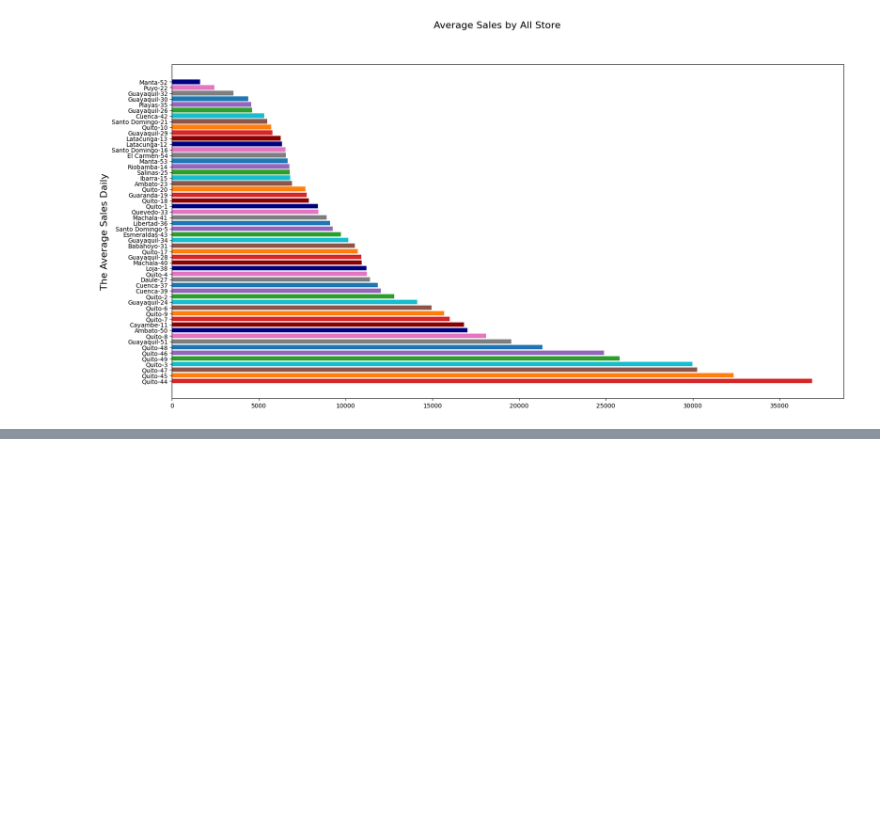
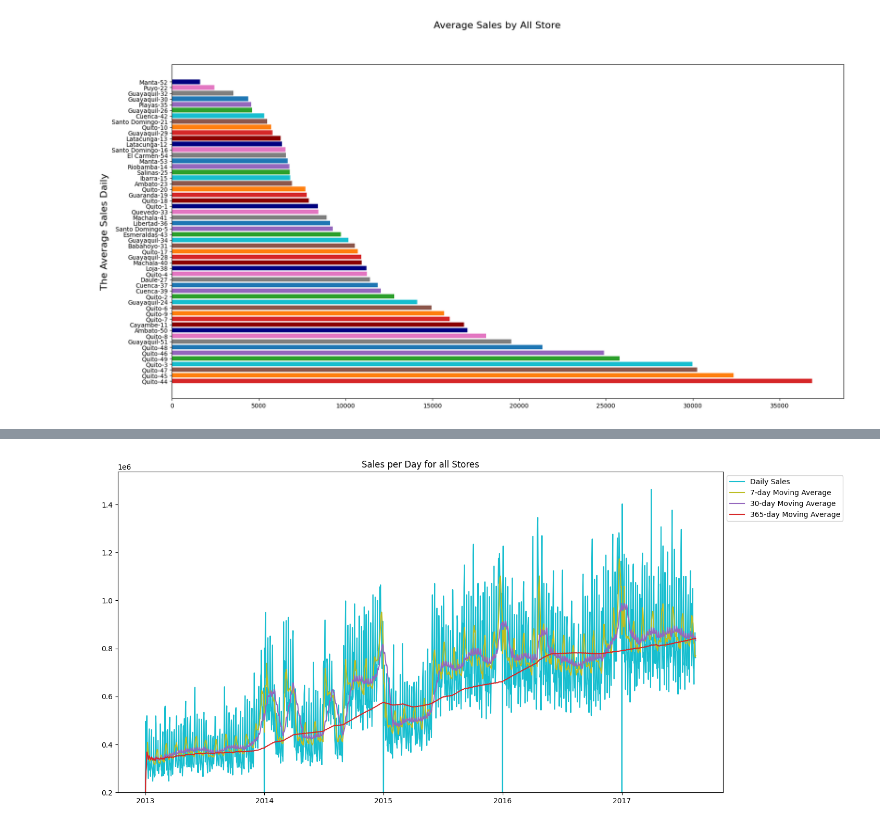
Before and after one commit to Riehantunut/DD2221Project, a Jupyter notebook: rgand.ipynb, the cells around one changed output, grey strips where cells are left out. Saved outputs shown, nothing was run; the diff lists cells and outputs as text; code cells hidden in the pictures; blank space fills up the shorter version.

```diff
--- a/rgand.ipynb
+++ b/rgand.ipynb
@@ -259,0 +310,21 @@ ax2.tick_params(axis='y', labelcolor=color2)
+# %%
+figsize = (15,8)
+fig, ax = plt.subplots(figsize=figsize)
+all_dates = [val[0] for val in sales_grouped.select('date').collect()]
+normal_sales = [val[0] for val in sales_grouped.select('sales').collect()]
+sales7 = [val[0] for val in sales_grouped.select('L7D_moving_avg').collect()]
+sales30 = [val[0] for val in sales_grouped.select('L30D_moving_avg').collect()]
+
+sales365 = [val[0] for val in sales_grouped.select('L365D_moving_avg').collect()]
+ax.plot(all_dates,normal_sales,color="tab:cyan")
+ax.plot(all_dates,sales7,color='tab:olive')
+ax.plot(all_dates,sales30,color="tab:purple")
+ax.plot(all_dates,sales365,color='tab:red')
+
+
+ax.legend(["Daily Sales","7-day Moving Average","30-day Moving Average","365-day Moving Average"],bbox_to_anchor=(1.0, 1.0))
+ax.set(ylim=2e5, title="Sales per Day for all Stores")
+
+plt.show()
+# %% [output]
+[figure, added]
```
Also changed, not shown: parts of 9 cells of this notebook.
